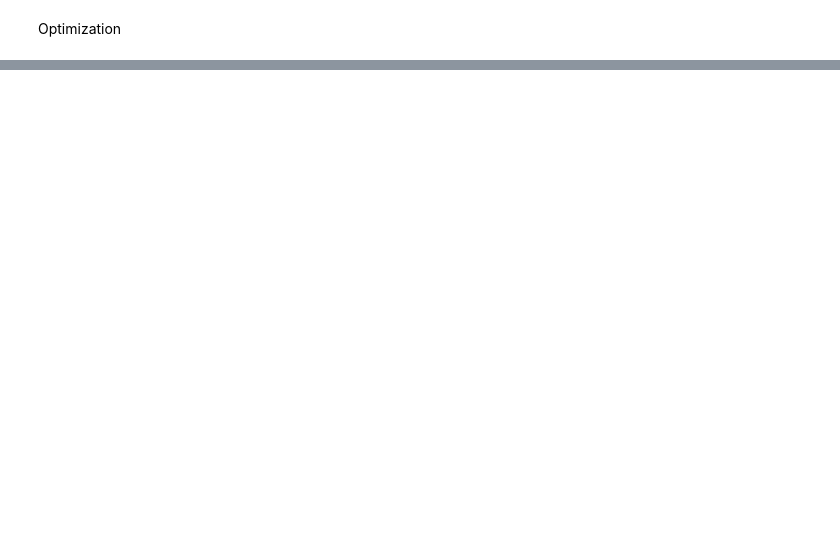
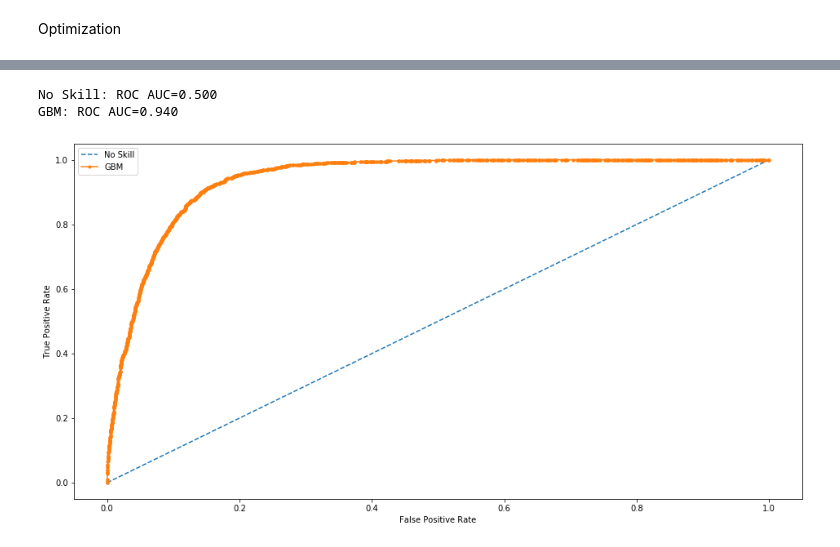
Before and after one commit to Data-Analytics-team11/Prediction-for-client-term-deposit-subscription, a Jupyter notebook: DT_RF_GBM.ipynb, the cells around one changed output, grey strips where cells are left out. Saved outputs shown, nothing was run; the diff lists cells and outputs as text; code cells hidden in the pictures; blank space fills up the shorter version.

```diff
--- a/DT_RF_GBM.ipynb
+++ b/DT_RF_GBM.ipynb
@@ -397,4 +436,4 @@ Optimization
 # %%
-smote_gb_tuned = GradientBoostingClassifier(n_estimators=50,max_depth = 1,max_features = 25,random_state=16)
+smote_gb_tuned = GradientBoostingClassifier(n_estimators=500,max_depth = 3,max_features = 7,random_state=16)
 # %%
-smote_model_gb_tuned = smote_gb_tuned.fit(X_SMOTE,y_SMOTE)
+smote_gb_tuned.fit(X_SMOTE,y_SMOTE)
@@ -418,28 +472,32 @@ weighted avg       0.91      0.90      0.91     12357
 # %%
 # generate a no skill prediction (majority class)
 noskill_probs = [0 for _ in range(len(y_test))]
 
 # predict probabilities
 prob = smote_gb_tuned.predict_proba(X_test)
 # keep probabilities for the positive outcome only
 prob = prob[:, 1]
 # calculate scores
 noskill_auc = roc_auc_score(y_test, noskill_probs)
 auc = roc_auc_score(y_test, prob)
 # summarize scores
 print('No Skill: ROC AUC=%.3f' % (noskill_auc))
-print('Logistic: ROC AUC=%.3f' % (auc))
+print('GBM: ROC AUC=%.3f' % (auc))
 # calculate roc curves
 noskill_fpr, noskill_tpr, _ = roc_curve(y_test, noskill_probs)
 fpr, tpr, _ = roc_curve(y_test, prob)
 # plot the roc curve for the model
 plt.figure(figsize=(16,8))
 plt.plot(noskill_fpr, noskill_tpr, linestyle='--', label='No Skill')
-plt.plot(fpr, tpr, marker='.', label='Logistic')
+plt.plot(fpr, tpr, marker='.', label='GBM')
 # axis labels
 plt.xlabel('False Positive Rate')
 plt.ylabel('True Positive Rate')
 # show the legend
 plt.legend()
 # show the plot
 plt.show()
+# %% [output]
+No Skill: ROC AUC=0.500
+GBM: ROC AUC=0.940
+[figure, added]
```
Also changed, not shown: parts of 53 cells of this notebook, 51 other files.
